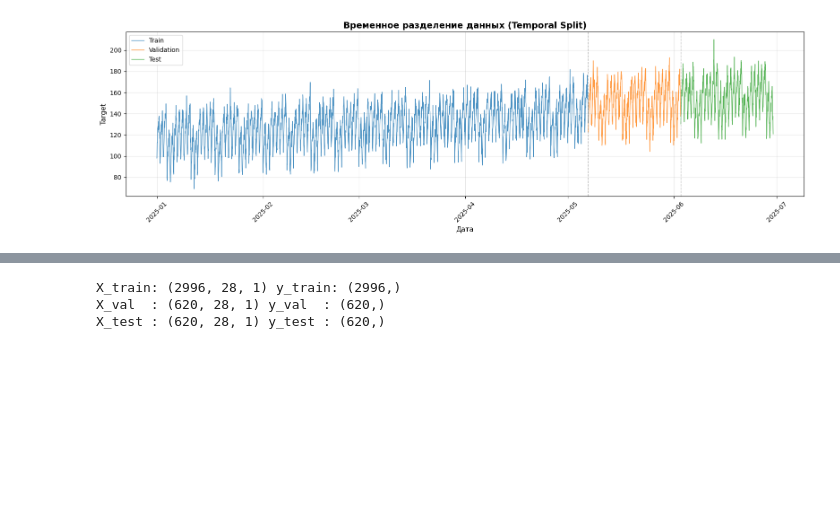
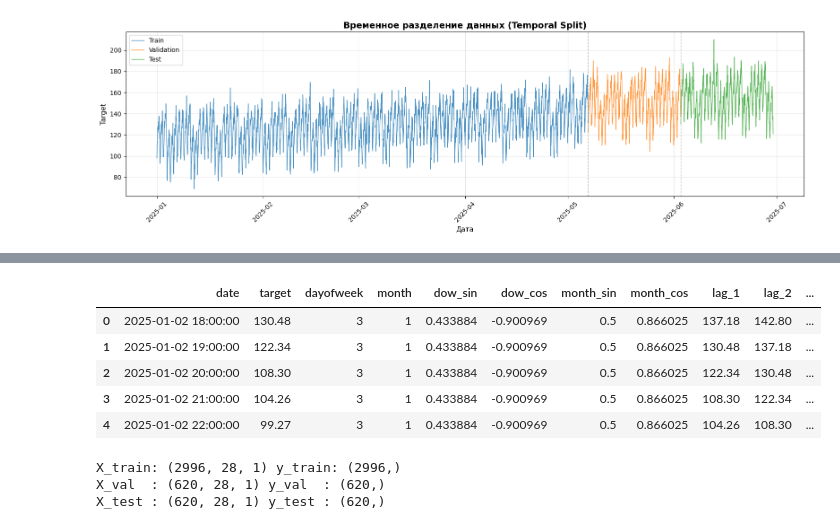
Before and after one commit to Androgorodok/aiecity, a Jupyter notebook: homeworks/HW12/HW12.ipynb, the cells around one changed output, grey strips where cells are left out. Saved outputs shown, nothing was run; the diff lists cells and outputs as text; code cells hidden in the pictures; blank space fills up the shorter version.

```diff
--- a/homeworks/HW12/HW12.ipynb
+++ b/homeworks/HW12/HW12.ipynb
@@ -272,3 +212,69 @@ features_data.head()
+# %%
+def add_calendar_features(df: pd.DataFrame) -> pd.DataFrame:
+    out = df.copy()
+
+    # Календарные признаки часто дают модели простую и полезную сезонную структуру.
+    out["dayofweek"] = out["date"].dt.dayofweek
+    out["month"] = out["date"].dt.month
+
+    # Синус/косинус кодируют цикличность без искусственного разрыва между концом и началом периода.
+    out["dow_sin"] = np.sin(2 * np.pi * out["dayofweek"] / 7)
+    out["dow_cos"] = np.cos(2 * np.pi * out["dayofweek"] / 7)
+
+    out["month_sin"] = np.sin(2 * np.pi * out["month"] / 12)
+    out["month_cos"] = np.cos(2 * np.pi * out["month"] / 12)
+    return out
+
+
+
+def create_time_features(df: pd.DataFrame, target_col: str = "target") -> pd.DataFrame:
+    """
+    Создание лаговых и скользящих признаков для временного ряда.
+    Все признаки строятся со сдвигом на 1 шаг для исключения утечки данных
+    """
+    out = df.copy()
+
+    out["lag_1"] = out[target_col].shift(1)
+    out["lag_2"] = out[target_col].shift(2)
+    out["lag_3"] = out[target_col].shift(3)
+    out["lag_5"] = out[target_col].shift(5)
+    out["lag_7"] = out[target_col].shift(7)
+    out["lag_10"] = out[target_col].shift(10)
+    out["lag_14"] = out[target_col].shift(14)
+    out["lag_21"] = out[target_col].shift(21)
+    out["lag_28"] = out[target_col].shift(28)
+    out["lag_35"] = out[target_col].shift(35)
+    out["lag_42"] = out[target_col].shift(42)
+
+    for window in [3, 7, 14, 28]:
+        shifted_series = out[target_col].shift(1)
+        out[f"rolling_mean_{window}"] = shifted_series.rolling(window).mean()
+        out[f"rolling_std_{window}"] = shifted_series.rolling(window).std()
+        out[f"rolling_max_{window}"] = shifted_series.rolling(window).max()
+        out[f"rolling_min_{window}"] = shifted_series.rolling(window).min()
+        out[f"rolling_range_{window}"] = out[f"rolling_max_{window}"] - out[f"rolling_min_{window}"]
+
+    for factor in [0.3, 0.1]:
+        out[f"ewm_{int(factor*10)}"] = out[target_col].shift(1).ewm(alpha=factor).mean()
+
+    out["diff_1"]  = out[target_col].shift(1).diff(1)
+    out["diff_7"]  = out[target_col].shift(1).diff(7)
+    out["diff_28"] = out[target_col].shift(1).diff(28)
+
+    return out
+
+features_data = add_calendar_features(data)
+features_data = create_time_features(features_data)
+
+features_data = features_data.dropna().reset_index(drop=True)
+features_data.head()
+# %% [output]
+|  | date | target | dayofweek | month | dow_sin | dow_cos | month_sin | month_cos | lag_1 | lag_2 | ... |
+| 0 | 2025-01-02 18:00:00 | 130.48 | 3 | 1 | 0.433884 | -0.900969 | 0.5 | 0.866025 | 137.18 | 142.80 | ... |
+| 1 | 2025-01-02 19:00:00 | 122.34 | 3 | 1 | 0.433884 | -0.900969 | 0.5 | 0.866025 | 130.48 | 137.18 | ... |
+| 2 | 2025-01-02 20:00:00 | 108.30 | 3 | 1 | 0.433884 | -0.900969 | 0.5 | 0.866025 | 122.34 | 130.48 | ... |
+| 3 | 2025-01-02 21:00:00 | 104.26 | 3 | 1 | 0.433884 | -0.900969 | 0.5 | 0.866025 | 108.30 | 122.34 | ... |
+| 4 | 2025-01-02 22:00:00 | 99.27 | 3 | 1 | 0.433884 | -0.900969 | 0.5 | 0.866025 | 104.26 | 108.30 | ... |
 # %%
 scaler = StandardScaler()
 train_scaled = scaler.fit_transform(train_df[["target"]]).astype(np.float32)  # fit на train
```
Also changed, not shown: parts of 8 cells of this notebook, 6 other files.
